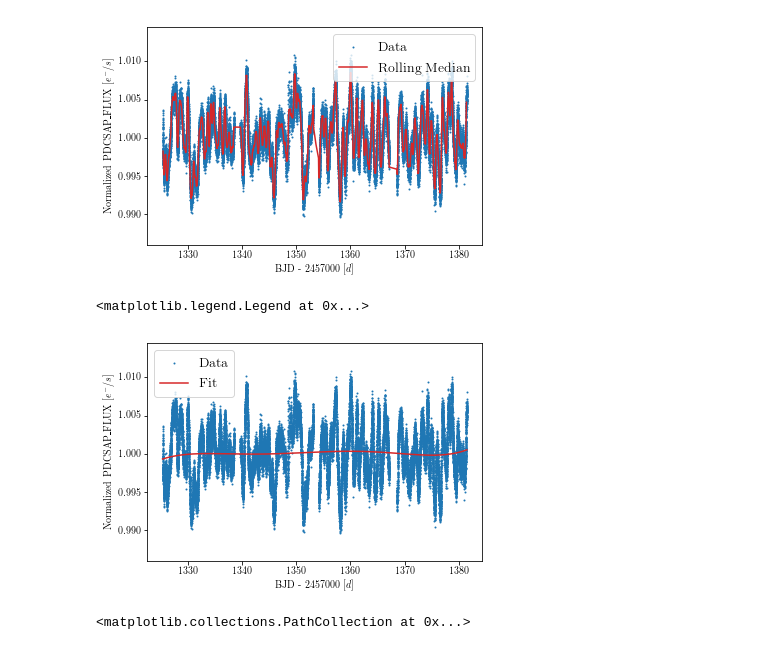
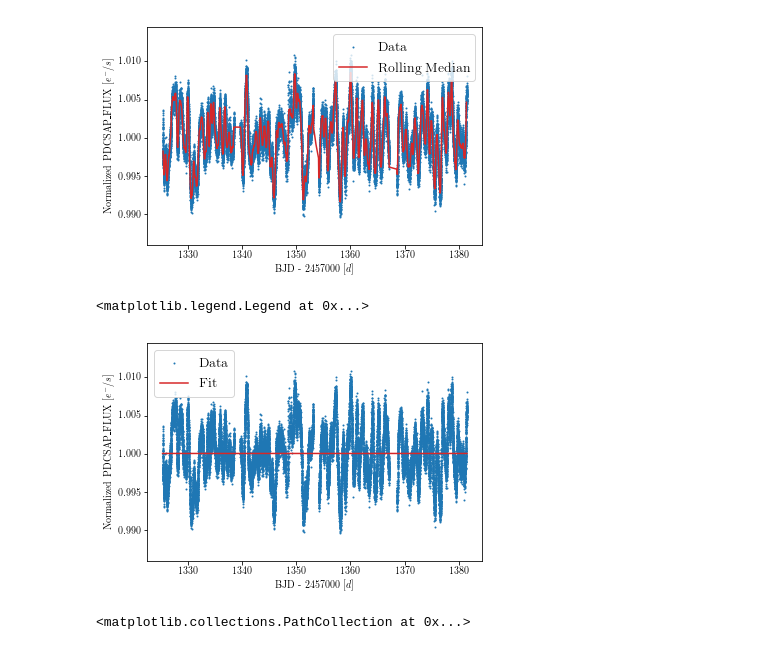
Before and after one commit to tzdwi/TESS, a Jupyter notebook: code/SDor_LBV.ipynb, the cells around one changed output. Cells and saved outputs as stored; diff of their text form; code cells hidden in the pictures.

```diff
--- a/code/SDor_LBV.ipynb
+++ b/code/SDor_LBV.ipynb
@@ -21,16 +21,16 @@ plt.legend(handles = h[::-1], labels = l[::-1], prop={'size': 14})
 <matplotlib.legend.Legend at 0x...>
 [figure]
 # %%
-lc, p = polynorm(lc, deg=7)
+lc, p = polynorm(lc, deg=0)
 vals = np.polyval(p, lc['Time'])
 plt.scatter(lc['Time'],lc['Flux'],s=1,label='Data')
 plt.plot(lc['Time'],vals,c='C3',label='Fit')
 plt.gca().set(xlabel='BJD - 2457000 [$d$]', ylabel='Normalized PDCSAP\_FLUX [$e^-/s$]')
 h, l = plt.gca().get_legend_handles_labels()
 plt.legend(handles = h[::-1], labels = l[::-1], prop={'size': 14})
 # %% [output]
 <matplotlib.legend.Legend at 0x...>
-[figure, old version]
+[figure, new version]
 # %%
 plt.scatter(lc['Time'],lc['NormFlux'],s=1)
 # %% [output]
```
Also changed, not shown: 38 other files.
